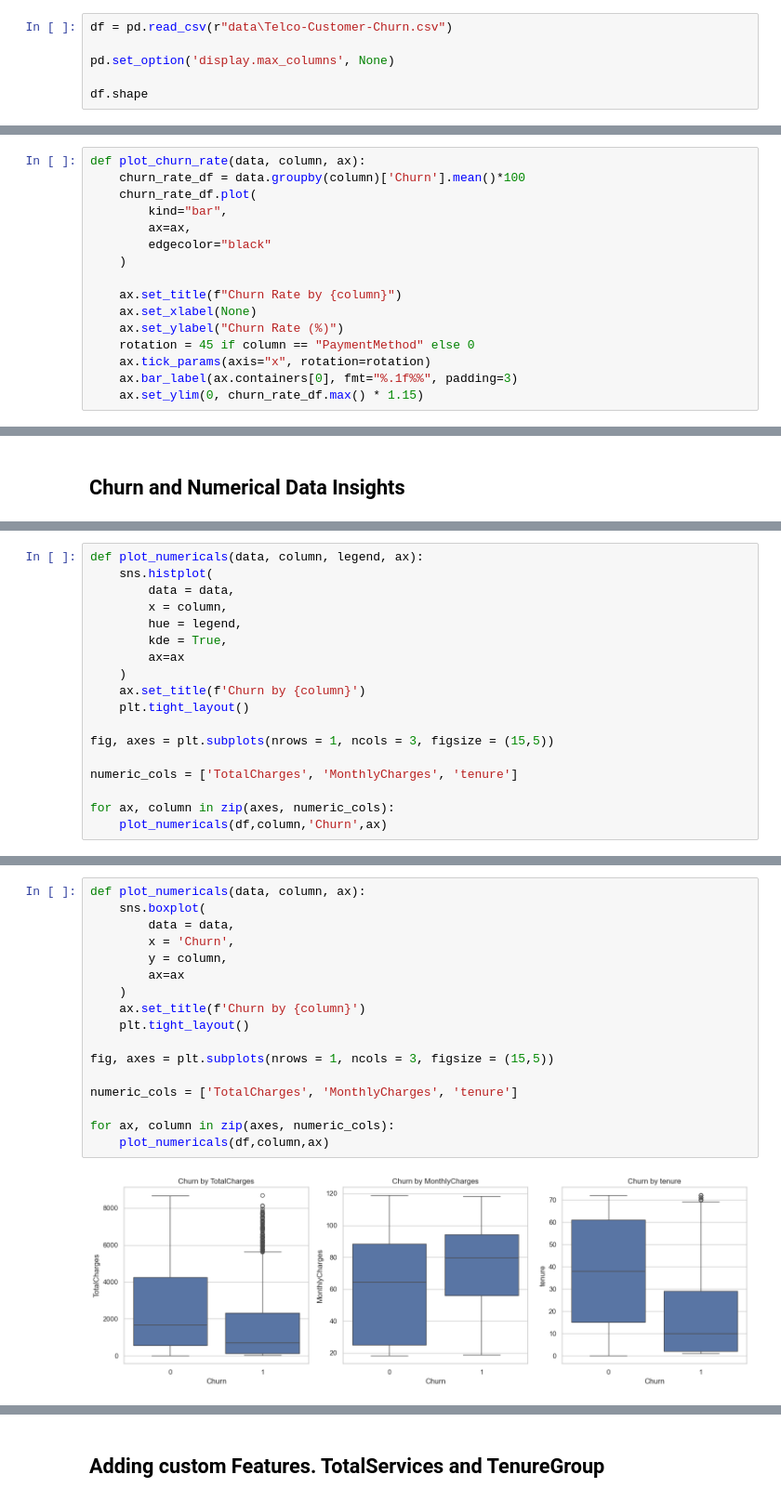
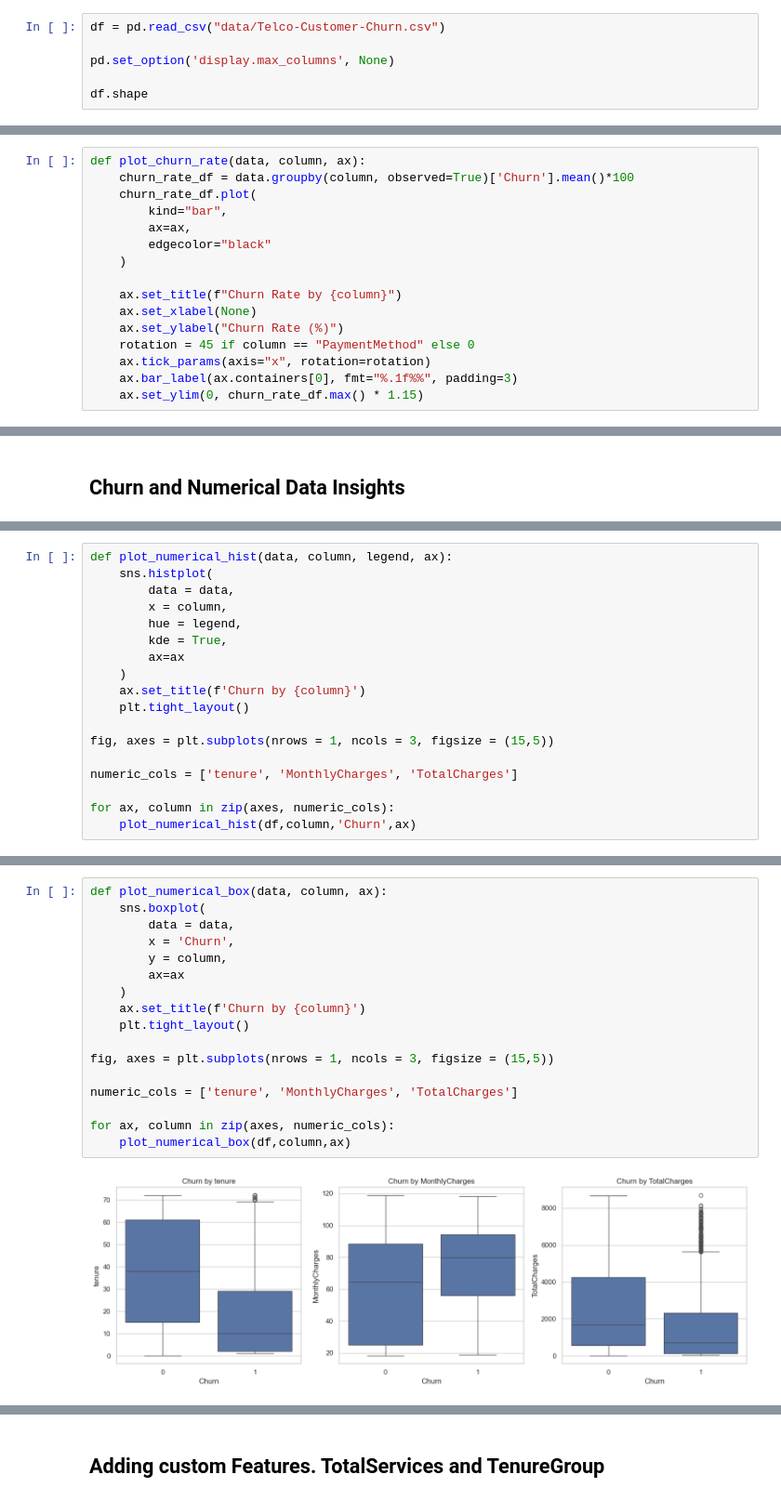
Before and after one commit to ShalvaTsvariani/telco-customer-churn, a Jupyter notebook: Telco_Churn.ipynb, the cells around one changed output, grey strips where cells are left out. Shown at 93% size. Saved outputs shown, nothing was run; the diff lists cells and outputs as text.

Commit message:
Complete Telco Customer Churn Analysis

```diff
--- a/Telco_Churn.ipynb
+++ b/Telco_Churn.ipynb
@@ -6,5 +23,5 @@ import seaborn as sns
 # %%
-df = pd.read_csv(r"data\Telco-Customer-Churn.csv")
+df = pd.read_csv("data/Telco-Customer-Churn.csv")
 
 pd.set_option('display.max_columns', None)
 
@@ -138,7 +163,7 @@ Name: proportion, dtype: float64
 ## Churn Distiburion by Categorical Columns Plots
 # %%
 def plot_churn_rate(data, column, ax):
-    churn_rate_df = data.groupby(column)['Churn'].mean()*100
+    churn_rate_df = data.groupby(column, observed=True)['Churn'].mean()*100
     churn_rate_df.plot(
         kind="bar",
         ax=ax,
@@ -200,5 +217,5 @@ sns.boxplot(data = df, x = 'Churn', y = 'tenure')
 # %%
-def plot_numericals(data, column, legend, ax):
+def plot_numerical_hist(data, column, legend, ax):
     sns.histplot(
         data = data,
         x = column,
@@ -211,8 +228,8 @@ def plot_numericals(data, column, legend, ax):
 
 fig, axes = plt.subplots(nrows = 1, ncols = 3, figsize = (15,5))
 
-numeric_cols = ['TotalCharges', 'MonthlyCharges', 'tenure']
+numeric_cols = ['tenure', 'MonthlyCharges', 'TotalCharges']
 
 for ax, column in zip(axes, numeric_cols):
-    plot_numericals(df,column,'Churn',ax)
+    plot_numerical_hist(df,column,'Churn',ax)
 # %% [output]
@@ -220,19 +245,19 @@ for ax, column in zip(axes, numeric_cols):
 # %%
-def plot_numericals(data, column, ax):
+def plot_numerical_box(data, column, ax):
     sns.boxplot(
         data = data,
         x = 'Churn',
         y = column,
         ax=ax
     )
     ax.set_title(f'Churn by {column}')
     plt.tight_layout()
 
 fig, axes = plt.subplots(nrows = 1, ncols = 3, figsize = (15,5))
 
-numeric_cols = ['TotalCharges', 'MonthlyCharges', 'tenure']
+numeric_cols = ['tenure', 'MonthlyCharges', 'TotalCharges']
 
 for ax, column in zip(axes, numeric_cols):
-    plot_numericals(df,column,ax)
+    plot_numerical_box(df,column,ax)
 # %% [output]
-[figure, old version]
+[figure, new version]
```
Also changed, not shown: parts of 53 cells of this notebook, 1 other file.
